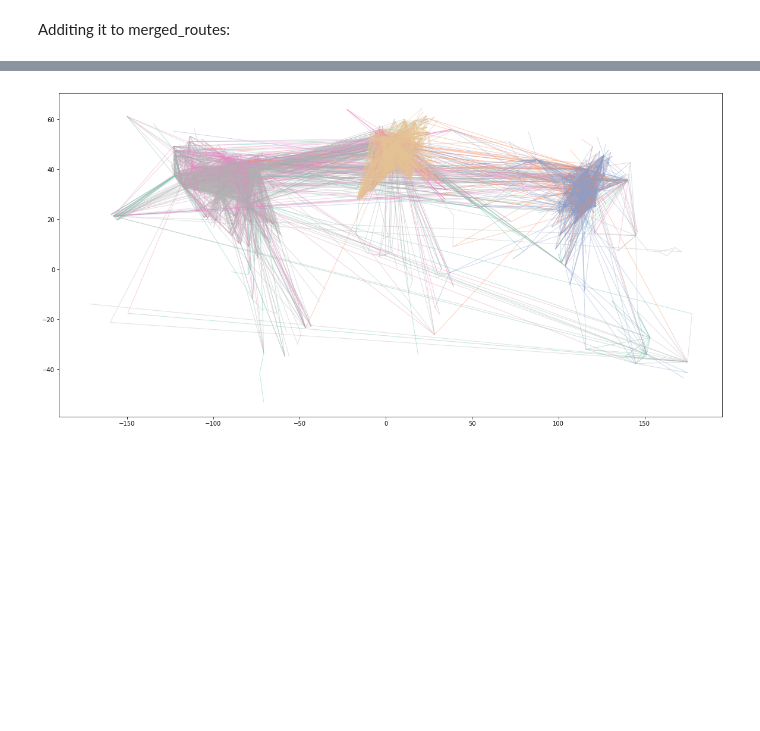
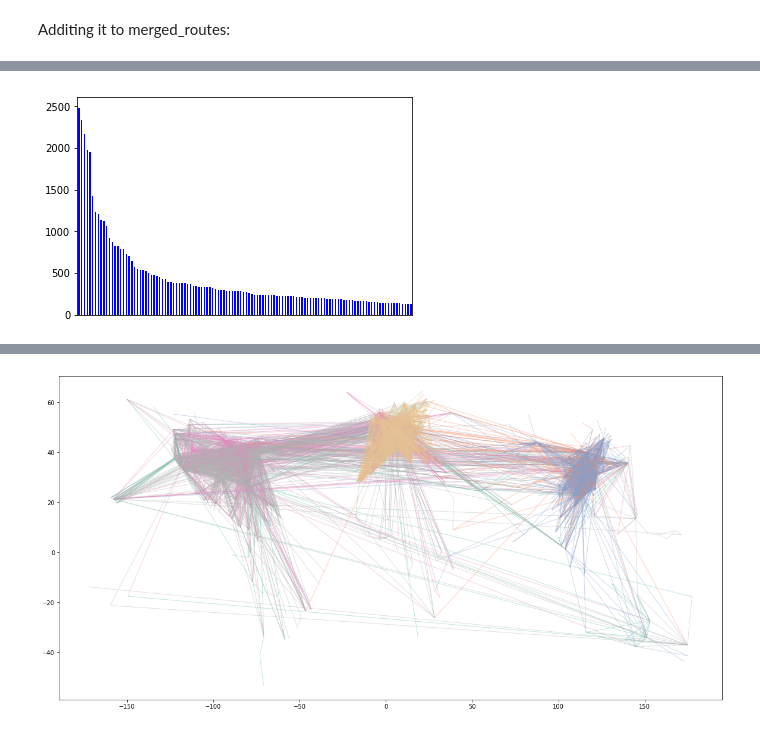
Before and after one commit to rusucosmin/ntp, a Jupyter notebook: Airline Analysis.ipynb, the cells around one changed output, grey strips where cells are left out. Saved outputs shown, nothing was run; the diff lists cells and outputs as text; code cells hidden in the pictures; blank space fills up the shorter version.

Commit message:
pushing airline analysis

```diff
--- a/Airline Analysis.ipynb
+++ b/Airline Analysis.ipynb
@@ -105,3 +102,4 @@ airports.head(1)
 # %%
-airports_filtered = airports[['Name', 'Country', 'Longitude', 'Latitude', 'Timezone', 'IATA']].copy()
+#only keep values we are interessted in
+airports_filtered = airports[['Name', 'Country', 'Longitude', 'Latitude', 'Timezone', 'IATA', 'City']].copy()
 # %%
@@ -138,3 +137,0 @@ Airport_to_country = airports.set_index('IATA').Country.to_dict()
-# %%
-merged_routes['International'] = merged_routes.apply(
-    lambda x: Airport_to_country[x.SourceAirport] == Airport_to_country[x.DestinationAirport], axis=1)
@@ -164,3 +140,6 @@ Additing it to merged_routes:
 # %%
 merged_routes['Distance'] = merged_routes.apply(lambda x:
                 distance(distance_mapping[x.SourceAirport], distance_mapping[x.DestinationAirport]).km, axis=1)
+# %%
+relevant_columns = ['Name', 'ICAO', 'Country', 'SourceAirport', 'DestinationAirport', 'Codeshare',
+                    'Stops', 'Equipment', 'AirlineNbr', 'International', 'Distance']
@@ -166,0 +164,2 @@ merged_routes['Distance'] = merged_routes.apply(lambda x:
+# %%
+merged_routes = merged_routes[relevant_columns]
@@ -166,0 +182,5 @@ merged_routes['Distance'] = merged_routes.apply(lambda x:
+# %%
+merged_routes.Name.value_counts().head(120).plot(kind='bar', color='b')
+_ = plt.xticks([])
+# %% [output]
+[figure, added]
```
Also changed, not shown: parts of 91 cells of this notebook.
